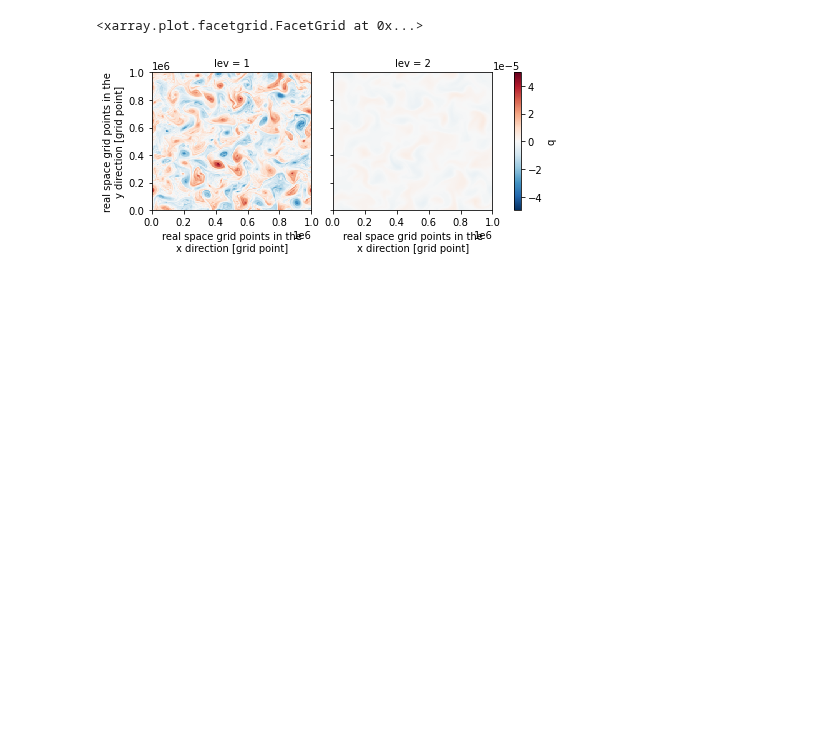
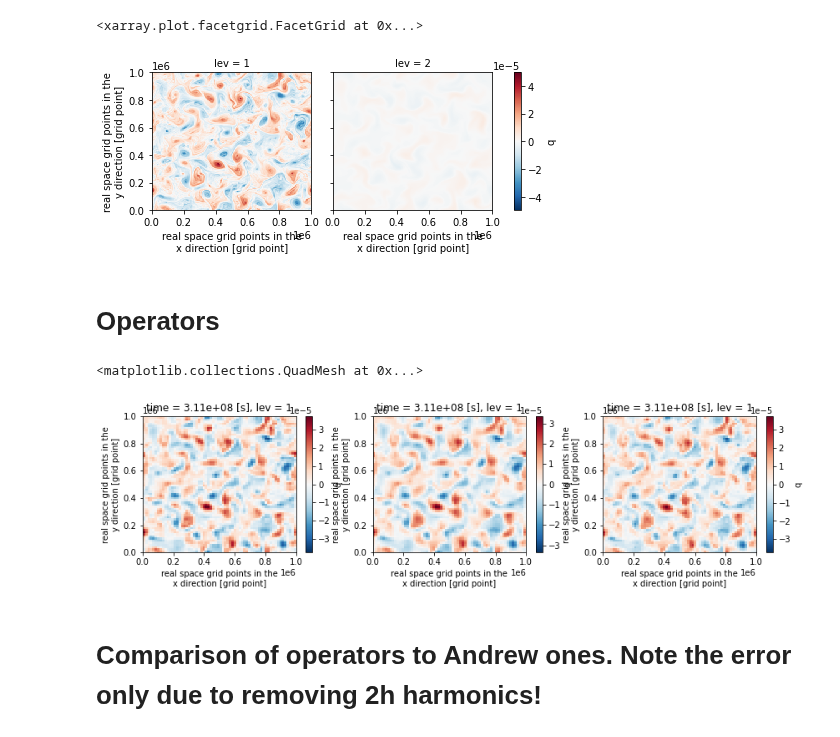
Before and after one commit to m2lines/pyqg_generative, a Jupyter notebook: notebooks/operators.ipynb, the cells around one changed output. Cells and saved outputs as stored; diff of their text form; code cells hidden in the pictures; blank space fills up the shorter version.

Commit message:
Comparison of operators to Andrew's ones. Difference in 2h harmonic

```diff
--- a/notebooks/operators.ipynb
+++ b/notebooks/operators.ipynb
@@ -105,3 +106,20 @@ op.model_filter(ds.q.isel(run=0,time=-1), 2).plot(col='lev')
 # %% [output]
 <xarray.plot.facetgrid.FacetGrid at 0x...>
 [figure]
+# %% [markdown]
+
+# Operators
+# %%
+q = ds.q.isel(run=0, time=-1,lev=0)
+plt.figure(figsize=(14,3))
+plt.subplot(1,3,1)
+op.Operator1(q, 4).plot()
+plt.subplot(1,3,2)
+op.Operator2(q, 4).plot()
+plt.subplot(1,3,3)
+op.Operator3(q, 4).plot()
+# %% [output]
+<matplotlib.collections.QuadMesh at 0x...>
+[figure, added]
+# %% [markdown]
+# Comparison of operators to Andrew ones. Note the error only due to removing 2h harmonics!
```
Also changed, not shown: parts of 12 cells of this notebook, 1 other file.
